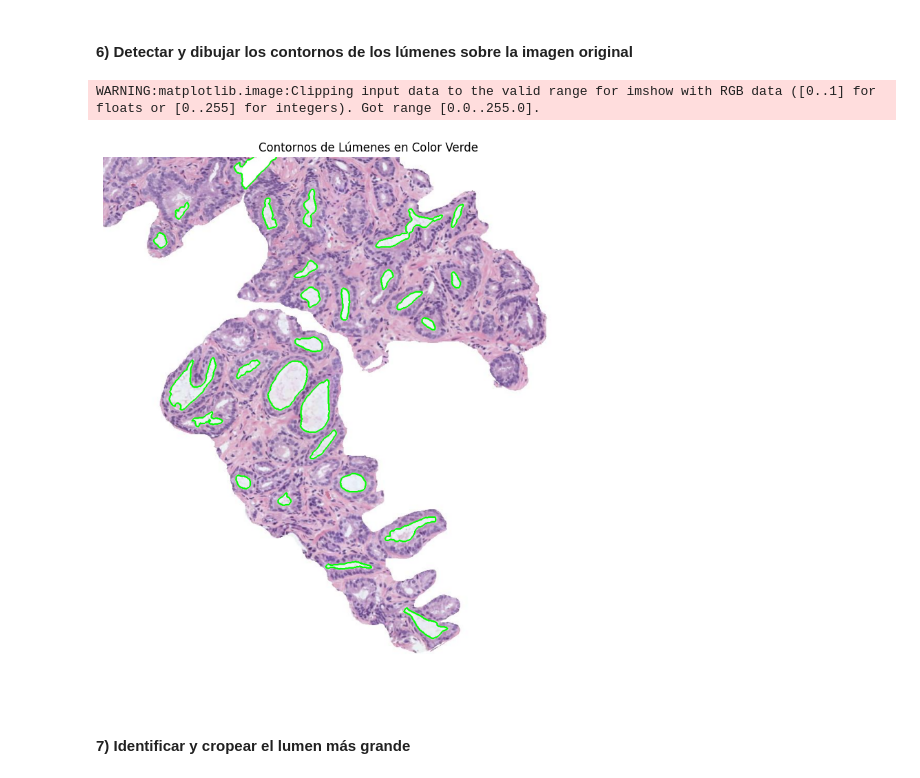
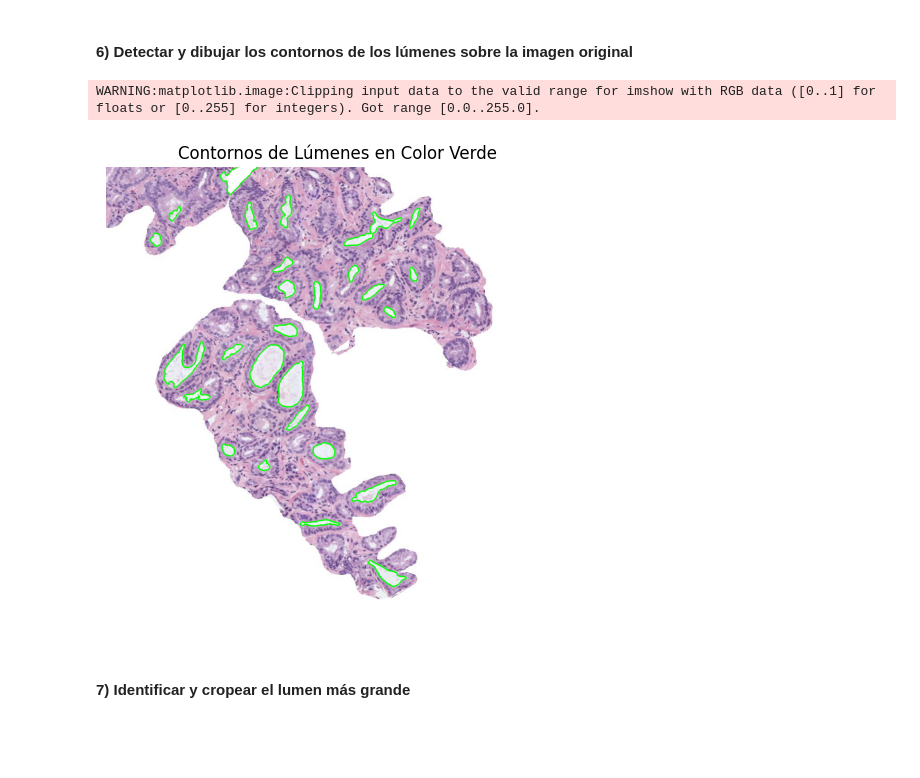
Before and after one commit to JLRRC/MASTERIA, a Jupyter notebook: 05MIAR_Aprendizaje_Supervisado/Act/Actividad_C1_P1_LozanoRodriguez_Jesus.Histo2.ipynb, the cells around one changed output. Drawn from its saved outputs; the diff is of its cells as text; code cells hidden in the pictures; blank space fills up the shorter version.

```diff
--- a/05MIAR_Aprendizaje_Supervisado/Act/Actividad_C1_P1_LozanoRodriguez_Jesus.Histo2.ipynb
+++ b/05MIAR_Aprendizaje_Supervisado/Act/Actividad_C1_P1_LozanoRodriguez_Jesus.Histo2.ipynb
@@ -269,35 +273,35 @@ plt.show()
 # Encontrar los contornos de los lúmenes
 contours = measure.find_contours(filled_mask, level=0.5)
 
 # Crear una copia de la imagen original para superponer los contornos
 image_with_contours = np.copy(image_normalized)
 
 # Dibujar los contornos en verde (modificando directamente los píxeles)
 for contour in contours:
     for y, x in contour:
         y, x = int(y), int(x)
         # Validar que las coordenadas estén dentro de los límites de la imagen
         if 0 <= y < image_with_contours.shape[0] and 0 <= x < image_with_contours.shape[1]:
             image_with_contours[y, x] = [0, 255, 0]  # Verde en formato RGB
             # Píxeles adyacentes para grosor
             if y + 1 < image_with_contours.shape[0]:
                 image_with_contours[y + 1, x] = [0, 255, 0]
             if y - 1 >= 0:
                 image_with_contours[y - 1, x] = [0, 255, 0]
             if x + 1 < image_with_contours.shape[1]:
                 image_with_contours[y, x + 1] = [0, 255, 0]
             if x - 1 >= 0:
                 image_with_contours[y, x - 1] = [0, 255, 0]
 
 # Visualizar la imagen con contornos superpuestos
-plt.figure(figsize=(10, 10))
+plt.figure(figsize=(6, 6))
 plt.imshow(image_with_contours)
 plt.title("Contornos de Lúmenes en Color Verde")
 plt.axis("off")
 plt.show()
 # %% [output]
 WARNING:matplotlib.image:Clipping input data to the valid range for imshow with RGB data ([0..1] for floats or [0..255] for integers). Got range [0.0..255.0].
-[figure, old version]
+[figure, new version]
 # %% [markdown]
 #### 7) Identificar y cropear el lumen más grande
 # %%
```
Also changed, not shown: parts of 9 cells of this notebook.
